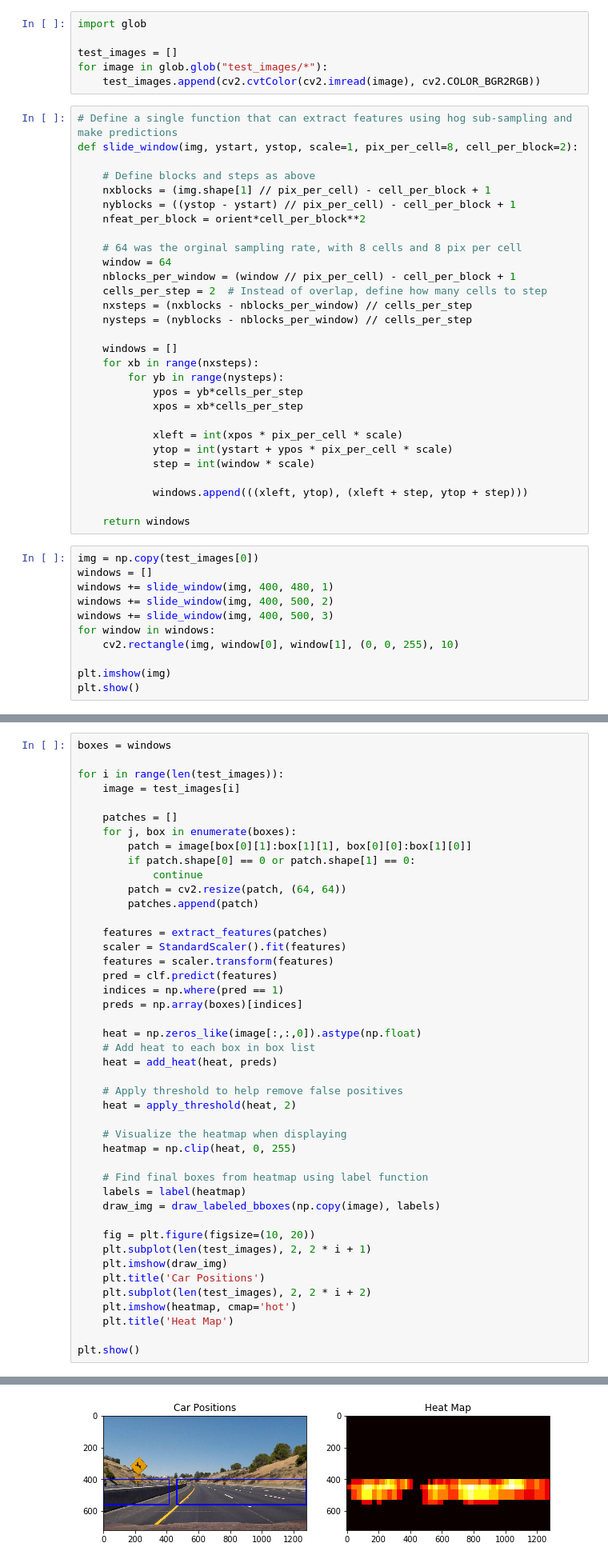
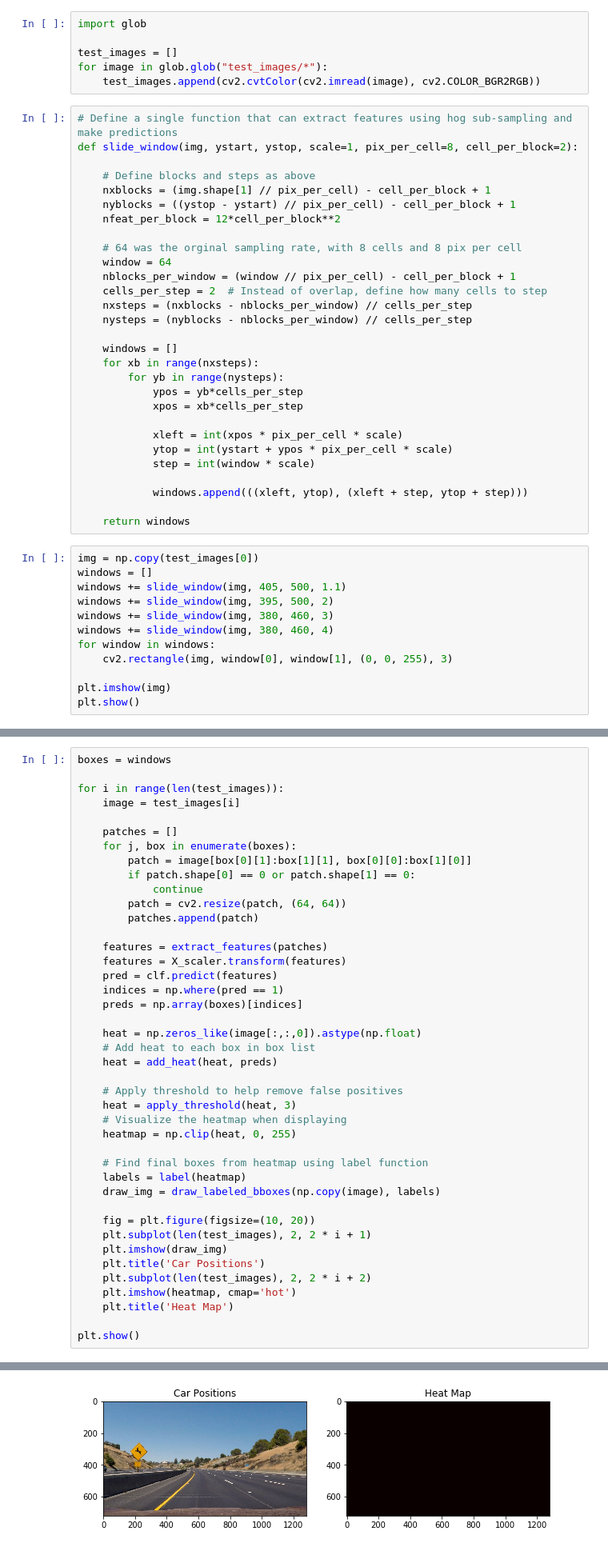
Before and after one commit to romannergachev/CarND-Vehicle-Detection, a Jupyter notebook: project.ipynb, the cells around one changed output, grey strips where cells are left out. Shown at 80% size. Drawn from its saved outputs; the diff is of its cells as text.

Commit message:
Apply for a video

```diff
--- a/project.ipynb
+++ b/project.ipynb
@@ -289,7 +293,7 @@ def slide_window(img, ystart, ystop, scale=1, pix_per_cell=8, cell_per_block=2):
     # Define blocks and steps as above
     nxblocks = (img.shape[1] // pix_per_cell) - cell_per_block + 1
     nyblocks = ((ystop - ystart) // pix_per_cell) - cell_per_block + 1
-    nfeat_per_block = orient*cell_per_block**2
+    nfeat_per_block = 12*cell_per_block**2
 
     # 64 was the orginal sampling rate, with 8 cells and 8 pix per cell
     window = 64
@@ -314,11 +318,12 @@ def slide_window(img, ystart, ystop, scale=1, pix_per_cell=8, cell_per_block=2):
 # %%
 img = np.copy(test_images[0])
 windows = []
-windows += slide_window(img, 400, 480, 1)
-windows += slide_window(img, 400, 500, 2)
-windows += slide_window(img, 400, 500, 3)
+windows += slide_window(img, 405, 500, 1.1)
+windows += slide_window(img, 395, 500, 2)
+windows += slide_window(img, 380, 460, 3)
+windows += slide_window(img, 380, 460, 4)
 for window in windows:
-    cv2.rectangle(img, window[0], window[1], (0, 0, 255), 10)
+    cv2.rectangle(img, window[0], window[1], (0, 0, 255), 3)
 
 plt.imshow(img)
 plt.show()
@@ -368,8 +401,7 @@ for i in range(len(test_images)):
         patches.append(patch)
 
     features = extract_features(patches)
-    scaler = StandardScaler().fit(features)
-    features = scaler.transform(features)
+    features = X_scaler.transform(features)
     pred = clf.predict(features)
     indices = np.where(pred == 1)
     preds = np.array(boxes)[indices]
@@ -379,8 +411,7 @@ for i in range(len(test_images)):
     heat = add_heat(heat, preds)
 
     # Apply threshold to help remove false positives
-    heat = apply_threshold(heat, 2)
-
+    heat = apply_threshold(heat, 3)
     # Visualize the heatmap when displaying
     heatmap = np.clip(heat, 0, 255)
 
@@ -402 +433 @@ plt.show()
-[figure, old version]
+[figure, new version]
```
Also changed, not shown: parts of 12 cells of this notebook.
